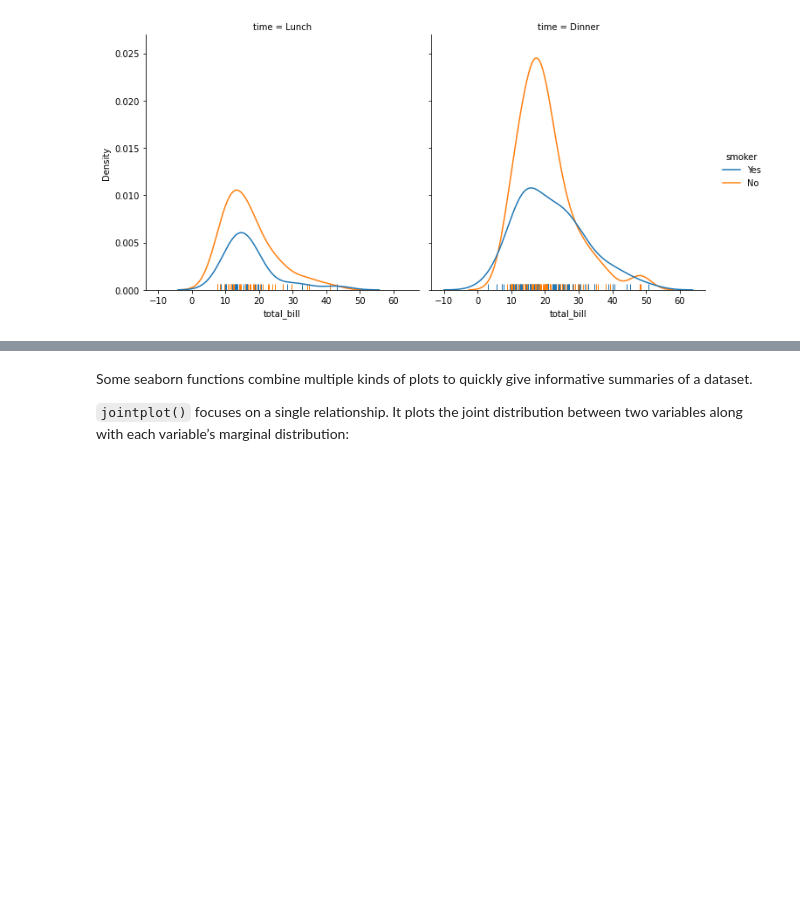
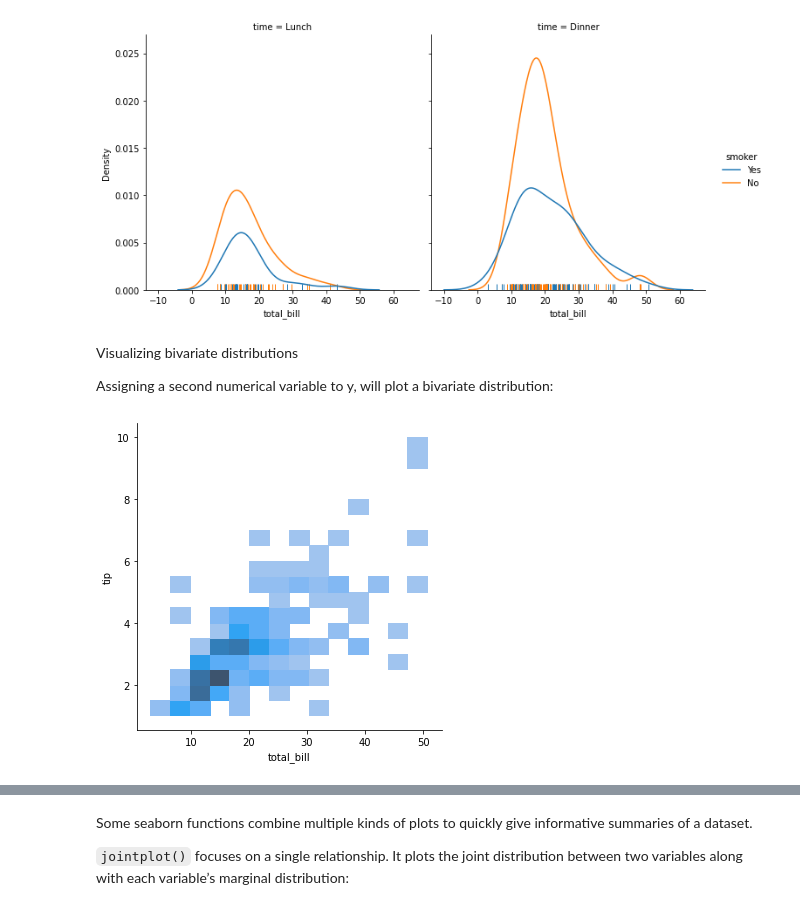
Before and after one commit to Goliath-Research/Introduction-to-Data-Science, a Jupyter notebook: 05-Introduction to Data Visualization/04-Introduction to Seaborn.ipynb, the cells around one changed output, grey strips where cells are left out. Cells and saved outputs as stored; diff of their text form; code cells hidden in the pictures; blank space fills up the shorter version.

```diff
--- a/05-Introduction to Data Visualization/04-Introduction to Seaborn.ipynb
+++ b/05-Introduction to Data Visualization/04-Introduction to Seaborn.ipynb
@@ -105,3 +119,11 @@ sns.displot(data=tips, x="total_bill",
             col="time", hue="smoker", kind='kde', rug=True);
 # %% [output]
 [figure]
+# %% [markdown]
+Visualizing bivariate distributions
+
+Assigning a second numerical variable to y, will plot a bivariate distribution:
+# %%
+sns.displot(data=tips, x="total_bill", y="tip");
+# %% [output]
+[figure, added]
```
Also changed, not shown: parts of 22 cells of this notebook, 3 other files.
